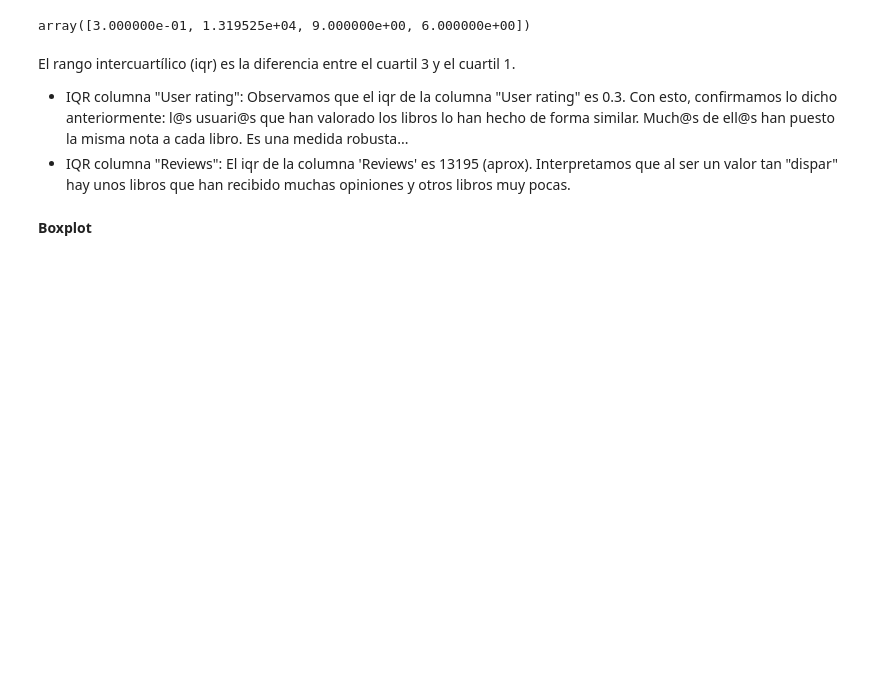
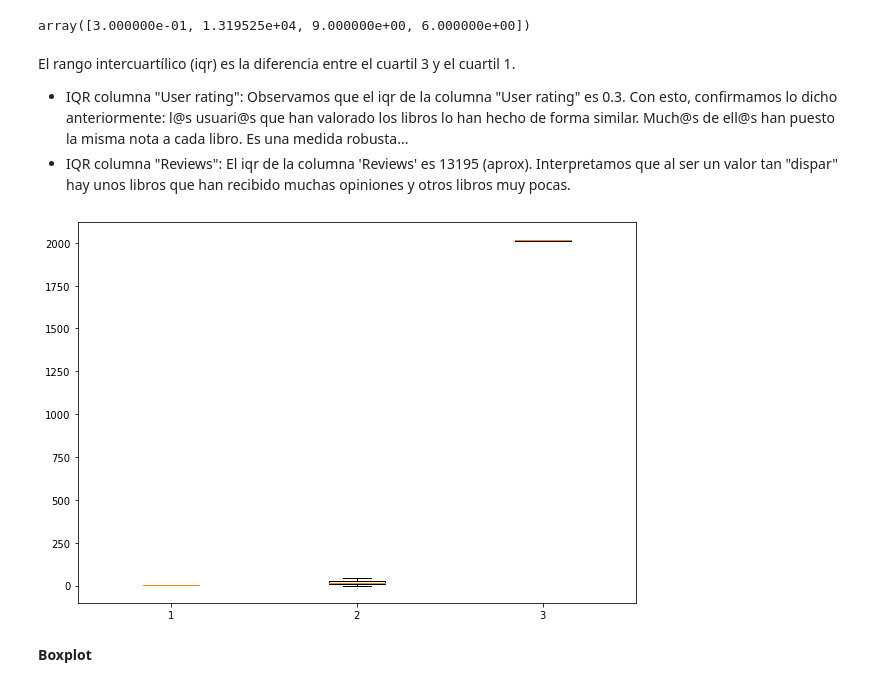
Before and after one commit to Adalab/DA-promo-A-module-2-pairprog-2-pair-3-Alicia-Laura, a Jupyter notebook: Estadistica/pair_estad_2.ipynb, the cells around one changed output. Saved outputs shown, nothing was run; the diff lists cells and outputs as text; code cells hidden in the pictures; blank space fills up the shorter version.

```diff
--- a/Estadistica/pair_estad_2.ipynb
+++ b/Estadistica/pair_estad_2.ipynb
@@ -32,0 +36,3 @@ df_años
+# %%
+values = frecuentes.keys().to_list()
+values
@@ -32,0 +50,3 @@ df_años
+# %%
+df_name = df[df["Name"].isin(values)]
+df_name
@@ -50,3 +99,6 @@ Price            int64
 Year             int64
 Genre           object
 dtype: object
+# %%
+df_numericas_name = df_name[["User Rating", "Reviews", "Price", "Year"]]
+df_numericas_name.head(3)
@@ -180,6 +296,16 @@ array([3.000000e-01, 1.319525e+04, 9.000000e+00, 6.000000e+00])
 El rango intercuartílico (iqr) es la diferencia entre el cuartil 3 y el cuartil 1.
 - IQR columna "User rating": Observamos que el iqr de la columna "User rating" es 0.3. Con esto, confirmamos lo dicho anteriormente: l@s usuari@s que han valorado los libros lo han hecho de forma similar. Much@s de ell@s han puesto la misma nota a cada libro. Es una medida robusta...
 - IQR columna "Reviews": El iqr de la columna 'Reviews' es 13195 (aprox). Interpretamos que al ser un valor tan "dispar" hay unos libros que han recibido muchas opiniones y otros libros muy pocas.
+# %%
+df_numericas_name_sin_rew = df_numericas_name[["User Rating", "Price", "Year"]]
+# %%
+# Boxplot de algunas variables
+fign = plt.figure(1, figsize= (10, 7))
+
+axn = fign.add_subplot(111)                       # add_subplot porque tenemos varias columnas y queremos añadirlas todas a la figura.
+bpn = axn.boxplot(df_numericas_name_sin_rew)
+# %% [output]
+[figure, added]
 # %%
 df_num_sin_rew = df[["User Rating", "Price", "Year"]]
 # %% [markdown]
```
Also changed, not shown: parts of 26 cells of this notebook.
